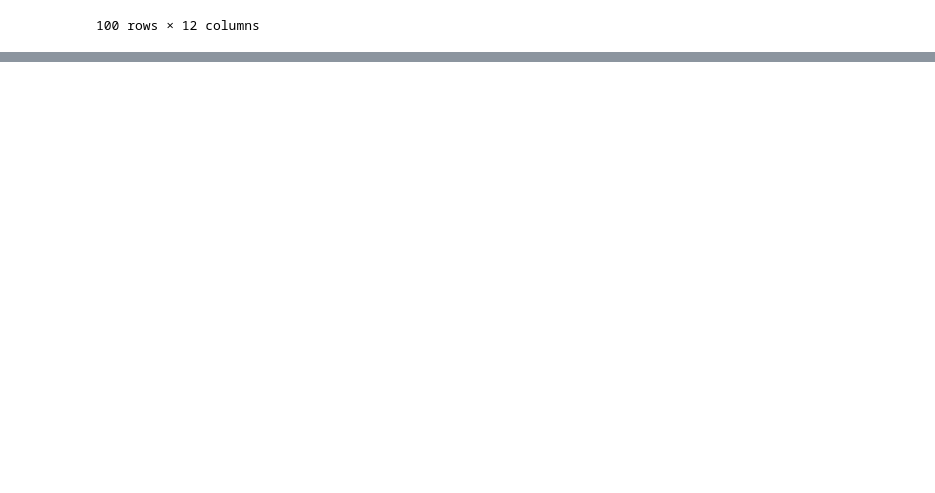
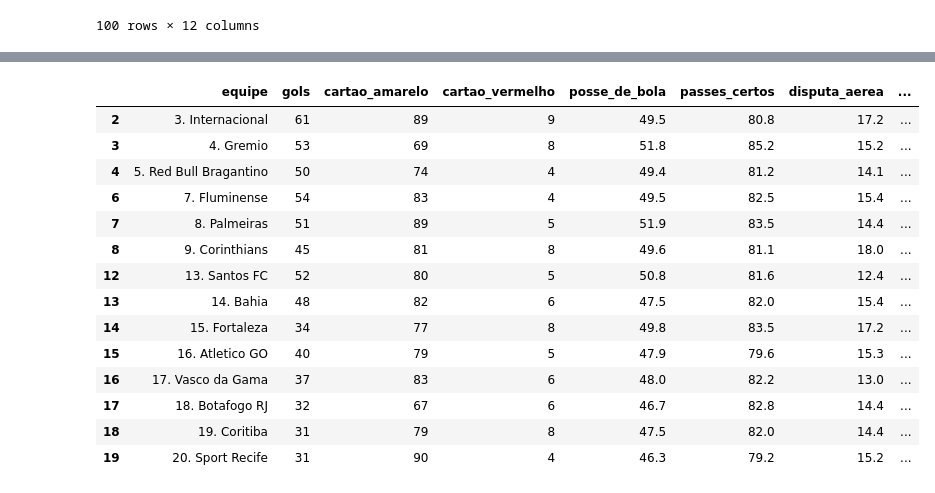
Before and after one commit to Yuri-Campos/IsolationForest, a Jupyter notebook: IsolationForest.ipynb, the cells around one changed output, grey strips where cells are left out. Drawn from its saved outputs; the diff is of its cells as text; code cells hidden in the pictures; blank space fills up the shorter version.

```diff
--- a/IsolationForest.ipynb
+++ b/IsolationForest.ipynb
@@ -169,0 +254,2 @@ df.head(100)
+# %%
+model_fut.fit(df_fut[input])
@@ -169,0 +258,4 @@ df.head(100)
+# %%
+df_fut['anomaly_scores'] = model_fut.decision_function(df_fut[input])
+# %%
+df_fut['anomaly'] = model_fut.predict(df_fut[input])
@@ -169,0 +274,3 @@ df.head(100)
+# %%
+outliers = df_fut[df_fut['anomaly'] == -1]
+inliers = df_fut[df_fut['anomaly'] == 1]
@@ -169,0 +287,18 @@ df.head(100)
+# %%
+inliers
+# %% [output]
+|  | equipe | gols | cartao_amarelo | cartao_vermelho | posse_de_bola | passes_certos | disputa_aerea | ... |
+| 2 | 3. Internacional | 61 | 89 | 9 | 49.5 | 80.8 | 17.2 | ... |
+| 3 | 4. Gremio | 53 | 69 | 8 | 51.8 | 85.2 | 15.2 | ... |
+| 4 | 5. Red Bull Bragantino | 50 | 74 | 4 | 49.4 | 81.2 | 14.1 | ... |
+| 6 | 7. Fluminense | 54 | 83 | 4 | 49.5 | 82.5 | 15.4 | ... |
+| 7 | 8. Palmeiras | 51 | 89 | 5 | 51.9 | 83.5 | 14.4 | ... |
+| 8 | 9. Corinthians | 45 | 81 | 8 | 49.6 | 81.1 | 18.0 | ... |
+| 12 | 13. Santos FC | 52 | 80 | 5 | 50.8 | 81.6 | 12.4 | ... |
+| 13 | 14. Bahia | 48 | 82 | 6 | 47.5 | 82.0 | 15.4 | ... |
+| 14 | 15. Fortaleza | 34 | 77 | 8 | 49.8 | 83.5 | 17.2 | ... |
+| 15 | 16. Atletico GO | 40 | 79 | 5 | 47.9 | 79.6 | 15.3 | ... |
+| 16 | 17. Vasco da Gama | 37 | 83 | 6 | 48.0 | 82.2 | 13.0 | ... |
+| 17 | 18. Botafogo RJ | 32 | 67 | 6 | 46.7 | 82.8 | 14.4 | ... |
+| 18 | 19. Coritiba | 31 | 79 | 8 | 47.5 | 82.0 | 14.4 | ... |
+| 19 | 20. Sport Recife | 31 | 90 | 4 | 46.3 | 79.2 | 15.2 | ... |
```
Also changed, not shown: parts of 20 cells of this notebook.
